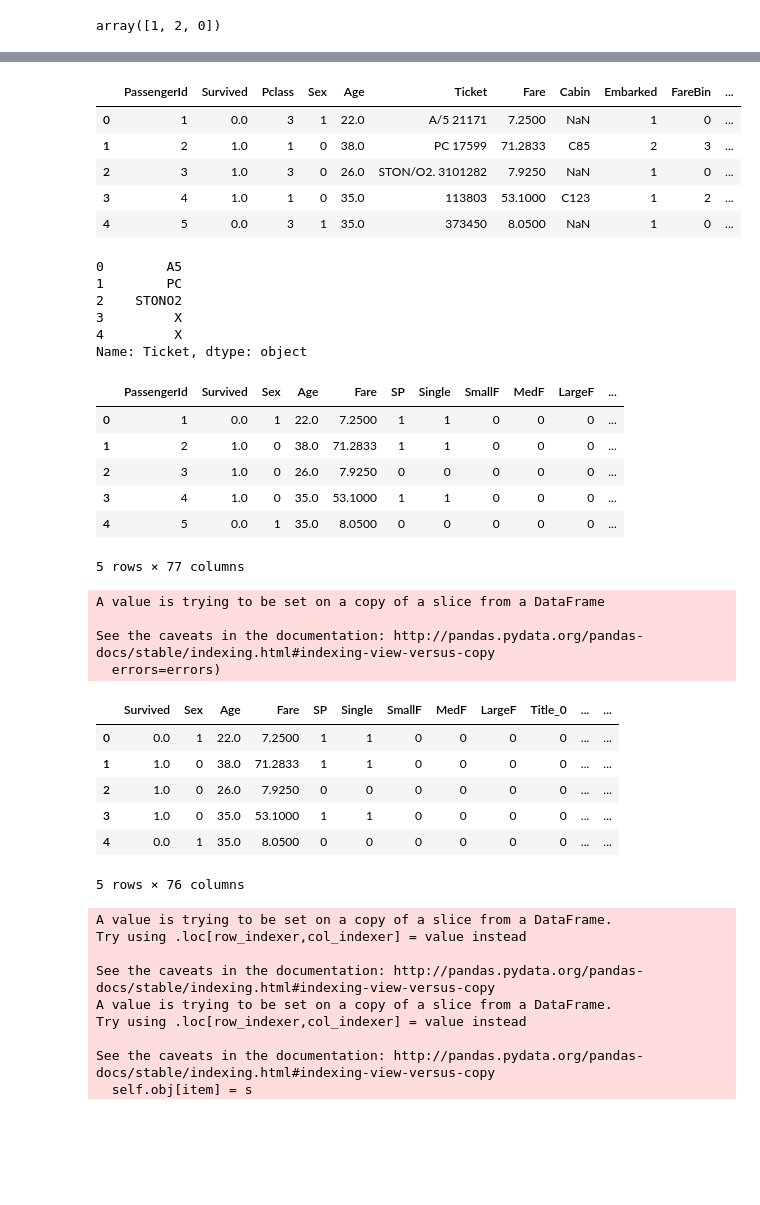
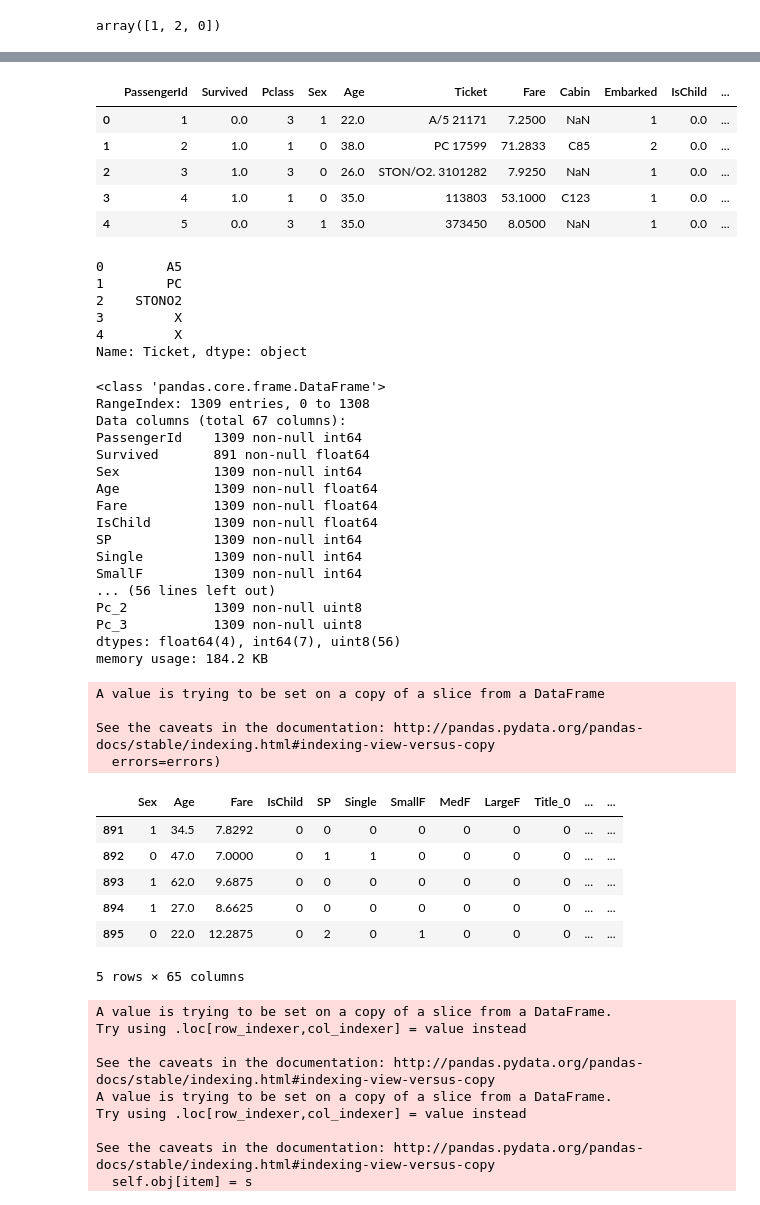
Before and after one commit to krigaree/KaggleCompetitions, a Jupyter notebook: titanic/titanic.ipynb, the cells around one changed output, grey strips where cells are left out. Saved outputs shown, nothing was run; the diff lists cells and outputs as text; code cells hidden in the pictures; blank space fills up the shorter version.

```diff
--- a/titanic/titanic.ipynb
+++ b/titanic/titanic.ipynb
@@ -188,0 +141,4 @@ ages = dataset.groupby(['FareBin']).apply(lambda x: x['AgeBin'].value_counts().i
+# %%
+dataset.loc[dataset.Age < 15, "IsChild"] = 1
+dataset.loc[dataset.Age >= 15, "IsChild"] = 0
+print(dataset.sample(10))
@@ -299,12 +272,12 @@ dataset['LargeF'] = dataset['SP'].map(lambda s: 1 if s >= 5 else 0)
 # %%
 dataset.head()
 # %% [output]
-|  | PassengerId | Survived | Pclass | Sex | Age | Ticket | Fare | Cabin | Embarked | FareBin | ... |
-| 0 | 1 | 0.0 | 3 | 1 | 22.0 | A/5 21171 | 7.2500 | NaN | 1 | 0 | ... |
-| 1 | 2 | 1.0 | 1 | 0 | 38.0 | PC 17599 | 71.2833 | C85 | 2 | 3 | ... |
-| 2 | 3 | 1.0 | 3 | 0 | 26.0 | STON/O2. 3101282 | 7.9250 | NaN | 1 | 0 | ... |
-| 3 | 4 | 1.0 | 1 | 0 | 35.0 | 113803 | 53.1000 | C123 | 1 | 2 | ... |
-| 4 | 5 | 0.0 | 3 | 1 | 35.0 | 373450 | 8.0500 | NaN | 1 | 0 | ... |
+|  | PassengerId | Survived | Pclass | Sex | Age | Ticket | Fare | Cabin | Embarked | IsChild | ... |
+| 0 | 1 | 0.0 | 3 | 1 | 22.0 | A/5 21171 | 7.2500 | NaN | 1 | 0.0 | ... |
+| 1 | 2 | 1.0 | 1 | 0 | 38.0 | PC 17599 | 71.2833 | C85 | 2 | 0.0 | ... |
+| 2 | 3 | 1.0 | 3 | 0 | 26.0 | STON/O2. 3101282 | 7.9250 | NaN | 1 | 0.0 | ... |
+| 3 | 4 | 1.0 | 1 | 0 | 35.0 | 113803 | 53.1000 | C123 | 1 | 0.0 | ... |
+| 4 | 5 | 0.0 | 3 | 1 | 35.0 | 373450 | 8.0500 | NaN | 1 | 0.0 | ... |
 # %%
 # convert to indicator values Title and Embarked
 dataset = pd.get_dummies(dataset, columns = ["Title"])
@@ -340,24 +313,36 @@ dataset["Pclass"] = dataset["Pclass"].astype("category")
 dataset = pd.get_dummies(dataset, columns = ["Pclass"],prefix="Pc")
 # %%
 # Create categorical values for FareBin, AgeBin
-dataset["FareBin"] = dataset["FareBin"].astype("category")
-dataset = pd.get_dummies(dataset, columns = ["FareBin"],prefix="Fb")
+#dataset["FareBin"] = dataset["FareBin"].astype("category")
+#dataset = pd.get_dummies(dataset, columns = ["FareBin"],prefix="Fb")
 
-dataset["AgeBin"] = dataset["AgeBin"].astype("category")
-dataset = pd.get_dummies(dataset, columns = ["AgeBin"],prefix="Ab")
+#dataset["AgeBin"] = dataset["AgeBin"].astype("category")
+#dataset = pd.get_dummies(dataset, columns = ["AgeBin"],prefix="Ab")
 # %%
-dataset.head()
+dataset.info()
 # %% [output]
-|  | PassengerId | Survived | Sex | Age | Fare | SP | Single | SmallF | MedF | LargeF | ... |
-| 0 | 1 | 0.0 | 1 | 22.0 | 7.2500 | 1 | 1 | 0 | 0 | 0 | ... |
-| 1 | 2 | 1.0 | 0 | 38.0 | 71.2833 | 1 | 1 | 0 | 0 | 0 | ... |
-| 2 | 3 | 1.0 | 0 | 26.0 | 7.9250 | 0 | 0 | 0 | 0 | 0 | ... |
-| 3 | 4 | 1.0 | 0 | 35.0 | 53.1000 | 1 | 1 | 0 | 0 | 0 | ... |
-| 4 | 5 | 0.0 | 1 | 35.0 | 8.0500 | 0 | 0 | 0 | 0 | 0 | ... |
-5 rows × 77 columns
+<class 'pandas.core.frame.DataFrame'>
+RangeIndex: 1309 entries, 0 to 1308
+Data columns (total 67 columns):
+PassengerId    1309 non-null int64
+Survived       891 non-null float64
+Sex            1309 non-null int64
+Age            1309 non-null float64
+Fare           1309 non-null float64
+IsChild        1309 non-null float64
+SP             1309 non-null int64
+Single         1309 non-null int64
+SmallF         1309 non-null int64
+... (56 lines left out)
+Pc_2           1309 non-null uint8
+Pc_3           1309 non-null uint8
+dtypes: float64(4), int64(7), uint8(56)
+memory usage: 184.2 KB
 # %%
 # Drop useless variables
 dataset.drop(labels = ["PassengerId"], axis = 1, inplace = True)
+# %%
+dataset["IsChild"] = dataset["IsChild"].astype(int)
 # %%
 train = dataset[:len(train)]
 test = dataset[len(train):]
@@ -368,15 +353,15 @@ A value is trying to be set on a copy of a slice from a DataFrame
 See the caveats in the documentation: http://pandas.pydata.org/pandas-docs/stable/indexing.html#indexing-view-versus-copy
   errors=errors)
 # %%
-train.head()
+test.head()
 # %% [output]
-|  | Survived | Sex | Age | Fare | SP | Single | SmallF | MedF | LargeF | Title_0 | ... | ... |
-| 0 | 0.0 | 1 | 22.0 | 7.2500 | 1 | 1 | 0 | 0 | 0 | 0 | ... | ... |
-| 1 | 1.0 | 0 | 38.0 | 71.2833 | 1 | 1 | 0 | 0 | 0 | 0 | ... | ... |
-| 2 | 1.0 | 0 | 26.0 | 7.9250 | 0 | 0 | 0 | 0 | 0 | 0 | ... | ... |
-| 3 | 1.0 | 0 | 35.0 | 53.1000 | 1 | 1 | 0 | 0 | 0 | 0 | ... | ... |
-| 4 | 0.0 | 1 | 35.0 | 8.0500 | 0 | 0 | 0 | 0 | 0 | 0 | ... | ... |
+|  | Sex | Age | Fare | IsChild | SP | Single | SmallF | MedF | LargeF | Title_0 | ... | ... |
+| 891 | 1 | 34.5 | 7.8292 | 0 | 0 | 0 | 0 | 0 | 0 | 0 | ... | ... |
+| 892 | 0 | 47.0 | 7.0000 | 0 | 1 | 1 | 0 | 0 | 0 | 0 | ... | ... |
+| 893 | 1 | 62.0 | 9.6875 | 0 | 0 | 0 | 0 | 0 | 0 | 0 | ... | ... |
+| 894 | 1 | 27.0 | 8.6625 | 0 | 0 | 0 | 0 | 0 | 0 | 0 | ... | ... |
+| 895 | 0 | 22.0 | 12.2875 | 0 | 2 | 0 | 1 | 0 | 0 | 0 | ... | ... |
-5 rows × 76 columns
+5 rows × 65 columns
 # %%
 # Feature scaling -> Fare
 from sklearn.preprocessing import StandardScaler
```
Also changed, not shown: parts of 22 cells of this notebook, 4 other files.
